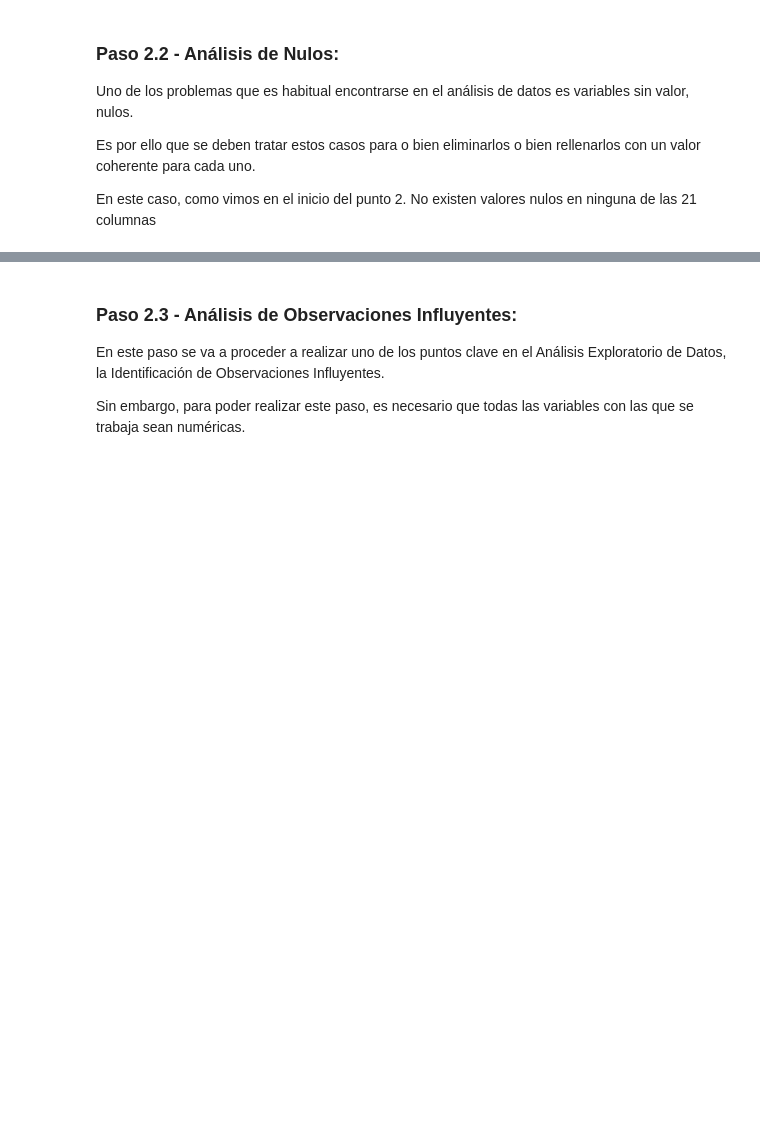
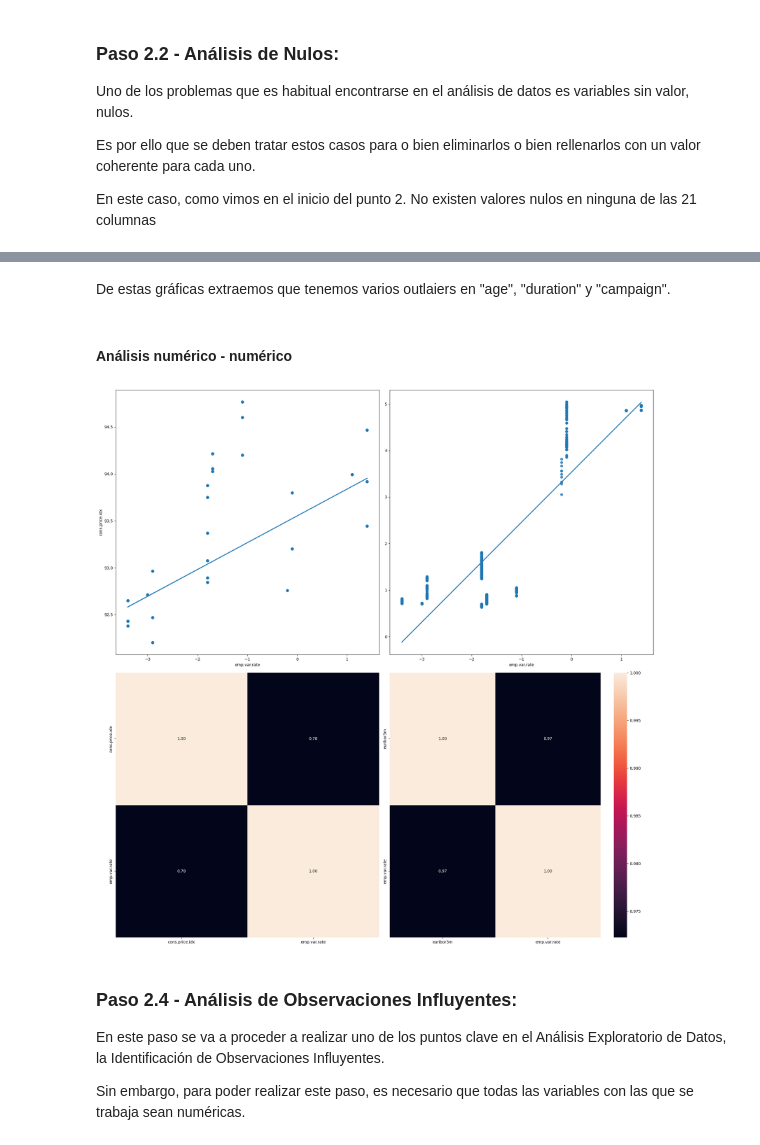
Before and after one commit to 4GeeksAcademy/machine-learning-python-template_ds_13_david_bank, a Jupyter notebook: src/explore.ipynb, the cells around one changed output, grey strips where cells are left out. Cells and saved outputs as stored; diff of their text form; code cells hidden in the pictures; blank space fills up the shorter version.

```diff
--- a/src/explore.ipynb
+++ b/src/explore.ipynb
@@ -168,5 +241,27 @@ En este caso, como vimos en el inicio del punto 2. No existen valores nulos en n
+# %% [markdown]
+De estas gráficas extraemos que tenemos varios outlaiers en "age", "duration" y "campaign".
+# %% [markdown]
+#### Análisis numérico - numérico
+# %%
+# Creamos la figura para los diagramas
+fig, axis = plt.subplots(2, 2, figsize = (20, 20))
+
+# Crear un diagrama de dispersión múltiple
+sns.regplot(ax = axis[0, 0], data = data_bank, x = "emp.var.rate", y = "cons.price.idx")
+sns.heatmap(data_bank[["cons.price.idx", "emp.var.rate"]].corr(), annot = True, fmt = ".2f", ax = axis[1, 0], cbar = False)
+sns.regplot(ax = axis[0, 1], data = data_bank, x = "emp.var.rate", y = "euribor3m").set(ylabel=None)
+sns.heatmap(data_bank[["euribor3m", "emp.var.rate"]].corr(), annot = True, fmt = ".2f", ax = axis[1, 1])
+
+
+# Ajustar el layout
+plt.tight_layout()
+
+# Mostrar el plot
+plt.show()
+# %% [output]
+[figure, added]
 # %% [markdown]
-### Paso 2.3 - Análisis de Observaciones Influyentes:
+### Paso 2.4 - Análisis de Observaciones Influyentes:
 En este paso se va a proceder a realizar uno de los puntos clave en el Análisis Exploratorio de Datos, la Identificación de Observaciones Influyentes.
 
 Sin embargo, para poder realizar este paso, es necesario que todas las variables con las que se trabaja sean numéricas.
```
Also changed, not shown: parts of 18 cells of this notebook, 1 other file.
